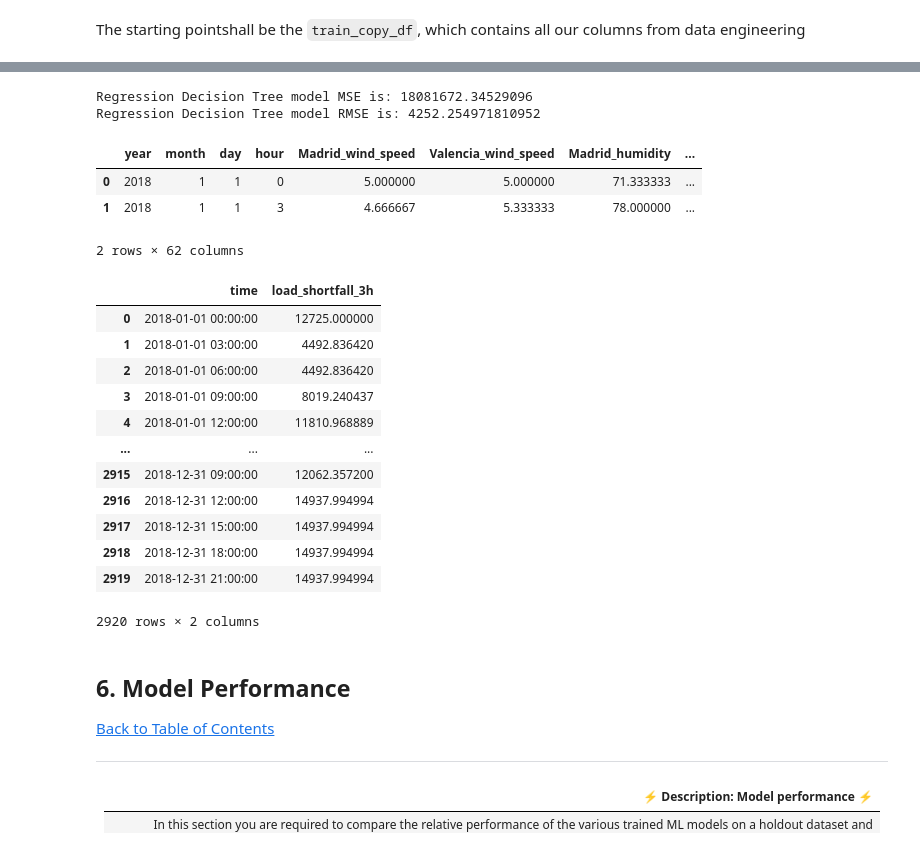
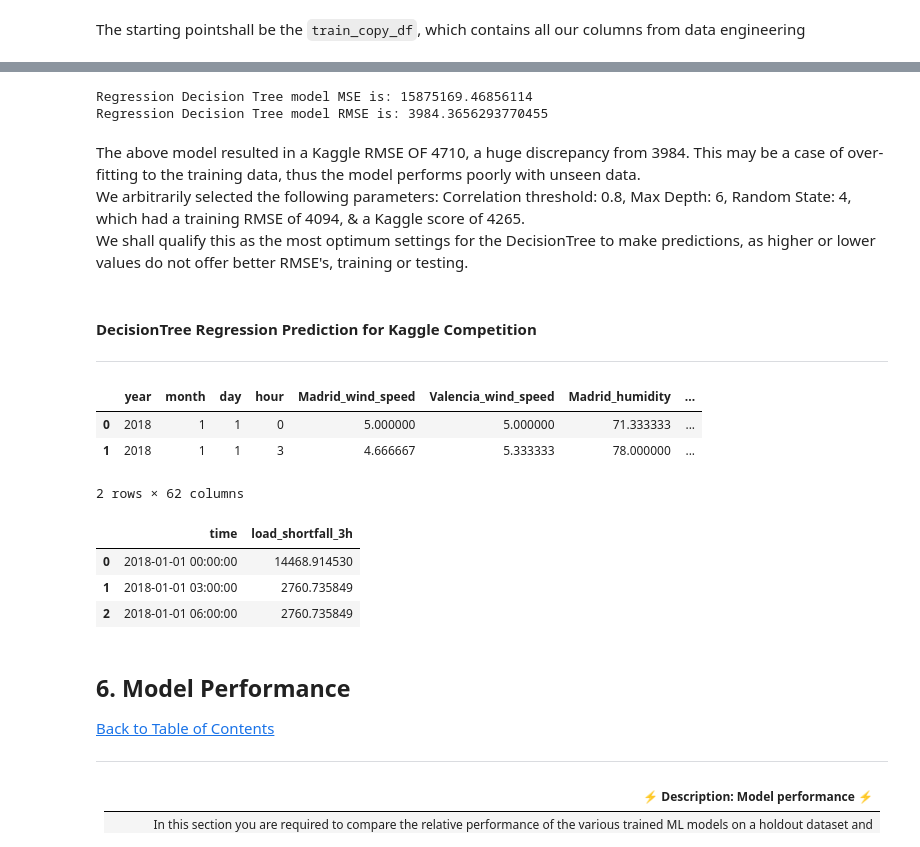
Before and after one commit to KenCBonyo/2110ACDS_ND5, a Jupyter notebook: 2110ACDS_ND5_v0.1.ipynb, the cells around one changed output, grey strips where cells are left out. Cells and saved outputs as stored; diff of their text form; code cells hidden in the pictures.

```diff
--- a/2110ACDS_ND5_v0.1.ipynb
+++ b/2110ACDS_ND5_v0.1.ipynb
@@ -1270,3 +1269,5 @@ train_dtr_df = train_copy_df.drop(columns='time')
+# %%
+train_dtr_df = train_copy_df.copy(deep= True)
 # %%
 # Create the dataframes to be used in this model creation instance
 train_dtr_df, y_dtr_df, x_dtr_df = create_x_y_df(train_dtr_df)
@@ -1281,5 +1283,5 @@ Plot a visualization of the regression
 # %%
-def fit_dtr_model(data_df = None):
+def fit_dtr_model(data_df = None, max_depth = 2, random_state = 2):
 
     # Create the dataframes to be used in this model creation instance
     train_dtr_df, y_dtr_df, x_dtr_df = create_x_y_df(data_df)
@@ -1290,22 +1292,23 @@ def fit_dtr_model(data_df = None):
                                             test_size=0.2,
                                             random_state=42)
 
-    dtrm = DecisionTreeRegressor(max_depth = 5, random_state= 10)
+    dtrm = DecisionTreeRegressor(max_depth = max_depth, random_state= random_state)
 
     dtrm.fit(x_train, y_train)
 
-    plt.figure(figsize=(15,5))
-    #assigned a random variable name to the plot to suppress text output
-    _ = plot_tree(dtrm,  filled=True)
+    # plt.figure(figsize=(15,5))
+    # #assigned a random variable name to the plot to suppress text output
+    # _ = plot_tree(dtrm,  filled=True)
 
     # get predictions for test data
     y_pred = dtrm.predict(x_test)
 
     # calculate MSE
     MSE = mean_squared_error(y_pred,y_test)
+    RMSE = np.sqrt(MSE)
 
     # Report MSE and RMSE
     print("Regression Decision Tree model MSE is:",MSE)
-    print("Regression Decision Tree model RMSE is:",np.sqrt(MSE))
+    print("Regression Decision Tree model RMSE is:",RMSE)
 
-    return dtrm
+    return dtrm, RMSE
@@ -1314,15 +1399,31 @@ We shall fiter out some of the correlated columns to try achieve a better result
 # %%
-corr_cols = filter_by_corr(train_dtr_df, threshold=0.6)
+#Create the best performing model of the DecisionTree Model
+thresh = 0.6
+max_depth = 8
+random_state = 4
+
+corr_cols = filter_by_corr(train_dtr_df, threshold= thresh)
 
 train_dtr_df_v01 = train_dtr_df[[i for i in train_dtr_df.columns if i not in corr_cols]]
 
-dtrm = fit_dtr_model(train_dtr_df_v01)
+dtrm, RMSE = fit_dtr_model(train_dtr_df_v01, max_depth, random_state)
 # %% [output]
-Regression Decision Tree model MSE is: 18081672.34529096
-Regression Decision Tree model RMSE is: 4252.254971810952
+Regression Decision Tree model MSE is: 15875169.46856114
+Regression Decision Tree model RMSE is: 3984.3656293770455
+# %% [markdown]
+The above model resulted in a Kaggle RMSE OF 4710, a huge discrepancy from 3984. This may be a case of over-fitting to the training data, thus the model performs poorly with unseen data. <br/>
+We arbitrarily selected the following parameters:
+Correlation threshold: 0.8, Max Depth: 6, Random State: 4, which had a training RMSE of 4094, & a Kaggle score of 4265.<br/>
+We shall qualify this as the most optimum settings for the DecisionTree to make predictions, as higher or lower values do not offer better RMSE's, training or testing.
+# %% [markdown]
+#### DecisionTree Regression Prediction for Kaggle Competition
+
+---
 # %%
-test_copy_dtr_df = prepare_test_df() \
-                [[i for i in test_copy_dtr_df.columns if i in train_dtr_df_v01.columns]]
+
+test_copy_dtr_df = prepare_test_df()
+test_copy_dtr_df = test_copy_dtr_df\
+    [[i for i in test_copy_dtr_df.columns if i in train_dtr_df_v01.columns]]
 
 test_copy_dtr_df.head(2)
 # %% [output]
@@ -1333,24 +1434,16 @@ test_copy_dtr_df.head(2)
 # %%
 #carry out the prediction
 test_copy_dtr_df['load_shortfall_3h'] = dtrm.predict(test_copy_dtr_df[[i for i in test_copy_dtr_df if i not in 'load_shortfall_3h']])
 predict_df = pd.DataFrame({
     'time':test_df['time'],
     'load_shortfall_3h': test_copy_dtr_df['load_shortfall_3h']
 
         })
 
-predict_df
+predict_df.to_csv('pred_shortfall_DTR.csv', header=True, index=False)
+predict_df.head(3)
 # %% [output]
 |  | time | load_shortfall_3h |
-| 0 | 2018-01-01 00:00:00 | 12725.000000 |
-| 1 | 2018-01-01 03:00:00 | 4492.836420 |
-| 2 | 2018-01-01 06:00:00 | 4492.836420 |
-| 3 | 2018-01-01 09:00:00 | 8019.240437 |
-| 4 | 2018-01-01 12:00:00 | 11810.968889 |
-| ... | ... | ... |
-| 2915 | 2018-12-31 09:00:00 | 12062.357200 |
-| 2916 | 2018-12-31 12:00:00 | 14937.994994 |
-| 2917 | 2018-12-31 15:00:00 | 14937.994994 |
-| 2918 | 2018-12-31 18:00:00 | 14937.994994 |
-| 2919 | 2018-12-31 21:00:00 | 14937.994994 |
+| 0 | 2018-01-01 00:00:00 | 14468.914530 |
+| 1 | 2018-01-01 03:00:00 | 2760.735849 |
+| 2 | 2018-01-01 06:00:00 | 2760.735849 |
-2920 rows × 2 columns
```
Also changed, not shown: parts of 12 cells of this notebook, 4 other files.
